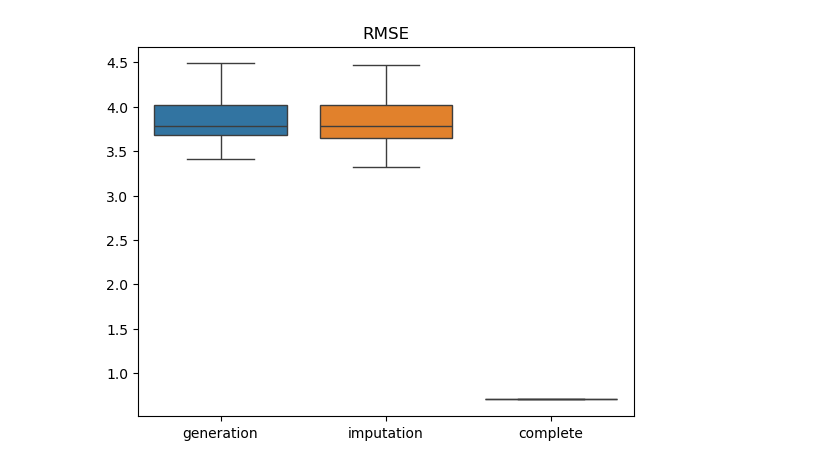
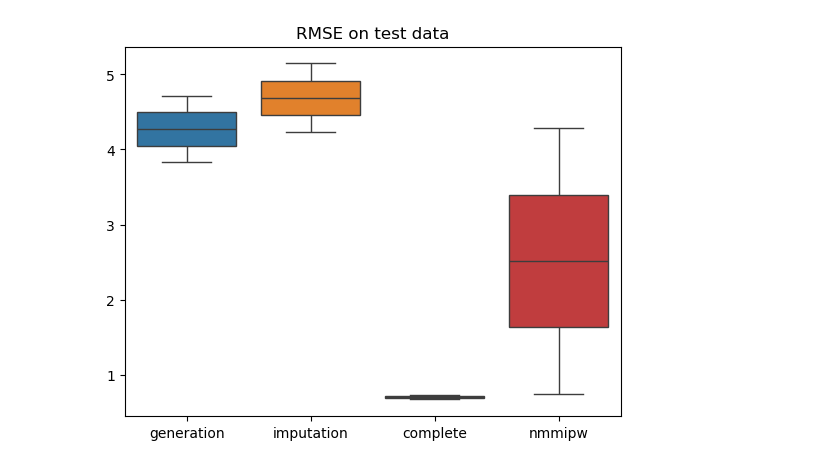
Before and after one commit to huimin-hu-stat/MAR-v2, a Jupyter notebook: regression.ipynb, the cells around one changed output. Cells and saved outputs as stored; diff of their text form; code cells hidden in the pictures.

Commit message:
Added IPW estimator from NMMIPW R package in regression

```diff
--- a/regression.ipynb
+++ b/regression.ipynb
@@ -89,8 +139,6 @@ class DataGeneratorXY():
         return torch.cat([Y[:, None], X], dim=1)
 # %%
 def run_experiment(data_generator, n, d, Ycol, B, k_range = (1,100)):
-    rng = np.random.default_rng(123)
-
     # create a new column for Y which really follows a linear regression of the other variables
     if Ycol == "new":
         coef_true = torch.tensor(np.random.choice([0, 0.5, -0.5, 2, -2], size=d+1)) #d+1 because of intercept
@@ -111,13 +159,14 @@ def run_experiment(data_generator, n, d, Ycol, B, k_range = (1,100)):
     Ytest = test_data[:, Ycol]
 
     # use same pattern for all replications (make sure that Ycol is sometimes missing but not always)
+    rng = np.random.default_rng(123)
     while True:
         patterns = AmputeMAR.sample_patterns(d_eff, n, rng)
         if (patterns[:, Ycol] == 0).any() and (patterns[:, Ycol] == 1).any():
             break
 
     # variables to save results in
-    methods = ['generation', 'imputation', 'complete']
+    methods = ['generation', 'imputation', 'complete', 'nmmipw']
     coef_est = {m: [] for m in methods}
     mse = {m: [] for m in methods}
 
@@ -141,7 +190,7 @@ def run_experiment(data_generator, n, d, Ycol, B, k_range = (1,100)):
     coef_est = {m: [r[m][0] for r in results] for m in methods}
     mse      = {m: [r[m][1] for r in results] for m in methods}
 
-    ## run sequentially
+    # # run sequentially
     # for i in range(B):
     #     regr = RegressionMAR(dg, n, d_eff, patterns, Ycol, k_range)
     #     for method in methods:
@@ -217,11 +266,11 @@ def plot_coefficient_boxplots(results, coef_names=None, coef=None, coef_label="O
         fig.savefig(save_path, dpi=200, bbox_inches="tight")
     return fig, axes
 # %%
-n = 2000
-d = 10
+n = 20
+d = 2
 data_generator = DataGenerator(distr='Logistic')
 Ycol = 'new'
-B = 20
+B = 2
 
 coef_est, mse, patterns, coef_true = run_experiment(data_generator, n, d, Ycol, B)
 # %% [output]
@@ -273,7 +316,7 @@ plt.savefig("coef.png")
 # %%
 rmse = np.sqrt(pd.DataFrame(mse))
 sns.boxplot(rmse, showfliers=False)
-plt.title("RMSE")
+plt.title("RMSE on test data")
 plt.savefig("rmse.png")
 # %% [output]
-[figure, old version]
+[figure, new version]
```
Also changed, not shown: parts of 7 cells of this notebook.
